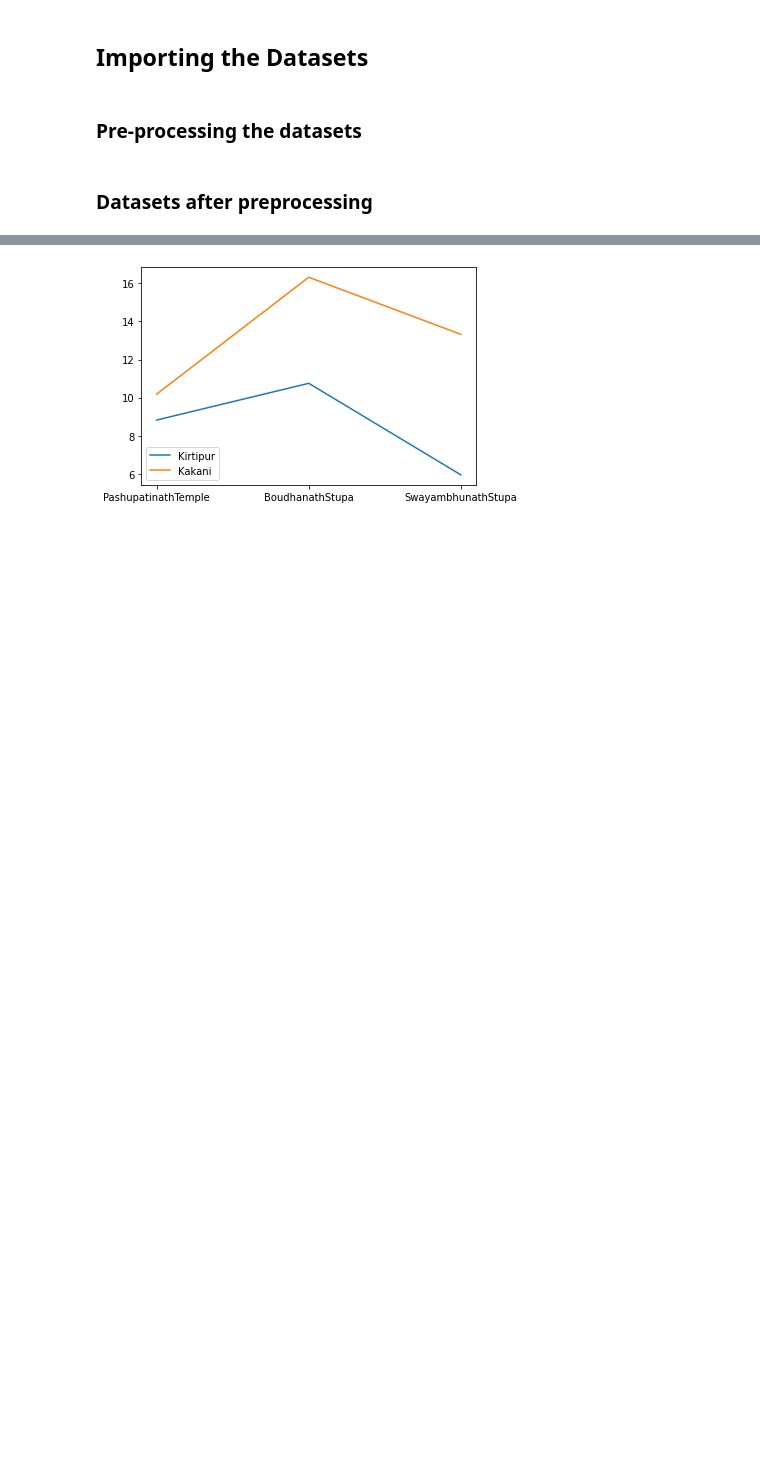
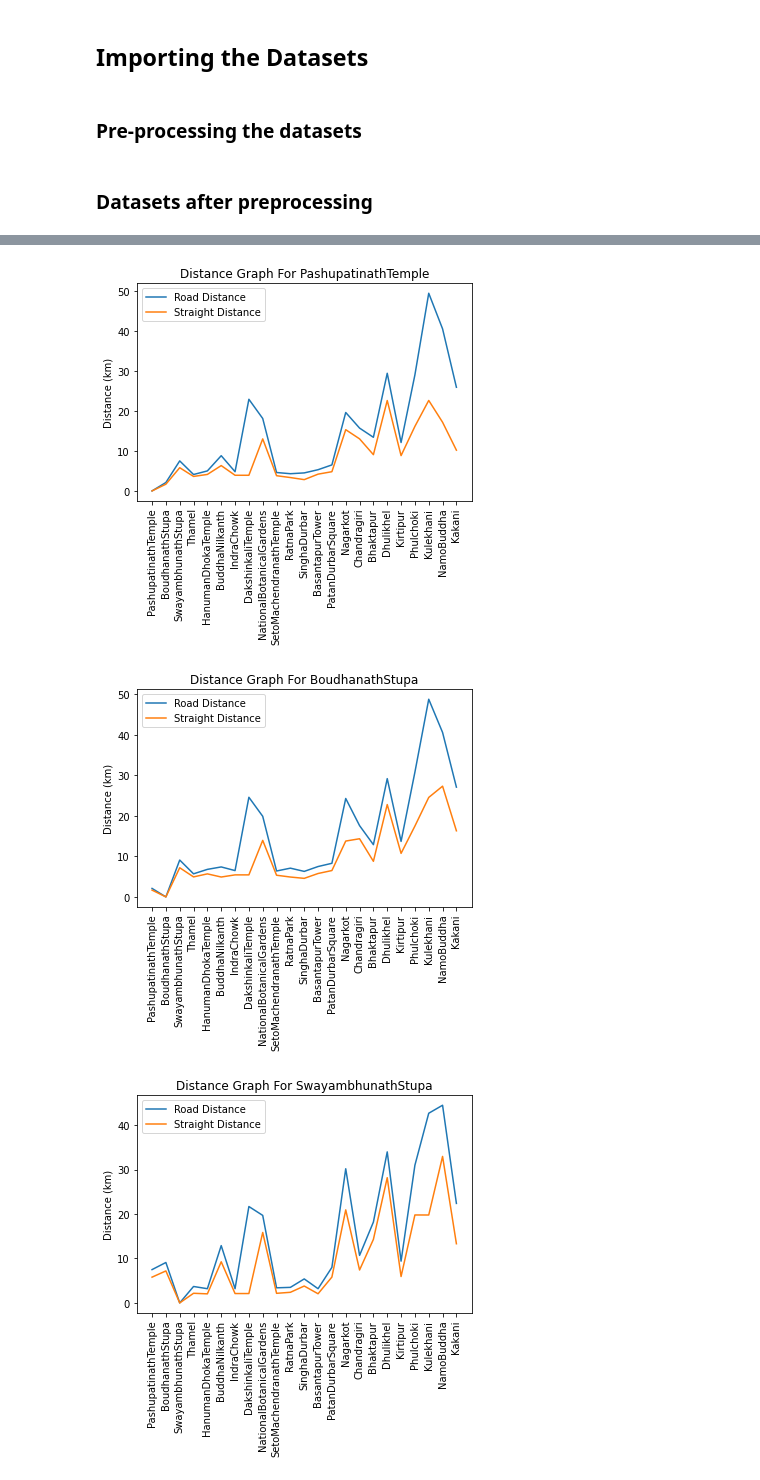
Before and after one commit to kshitiz28/Greedy-and-A-star-search-algorithm, a Jupyter notebook: theCode.ipynb, the cells around one changed output, grey strips where cells are left out. Drawn from its saved outputs; the diff is of its cells as text; code cells hidden in the pictures; blank space fills up the shorter version.

```diff
--- a/theCode.ipynb
+++ b/theCode.ipynb
@@ -66,8 +34,22 @@ straightDistance
 # %%
-fig, ax = plt.subplots()
+place = 'PashupatinathTemple'
 
-ax.plot(straightDistance['Kirtipur'][:3], label ='Kirtipur')
-ax.plot(straightDistance['Kakani'][:3], label ='Kakani')
-leg = ax.legend(loc ="lower left");
+for place in roadDistance.index:
+    fig, ax = plt.subplots()
+
+    # ax.set_xlabel("places")
+    ax.set_ylabel("Distance (km)")
+    ax.set_title(f'Distance Graph For {place}')
+
+
+
+    ax.plot(roadDistance[place], label ='Road Distance')
+    ax.plot(straightDistance[place], label ='Straight Distance')
+
+    plt.xticks(rotation=90)
+
+    leg = ax.legend(loc ="upper left");
 # %% [output]
-[figure, old version]
+[figure, new version]
+[figure, added]
+[figure, added]
```
Also changed, not shown: parts of 8 cells of this notebook, 2 other files.
